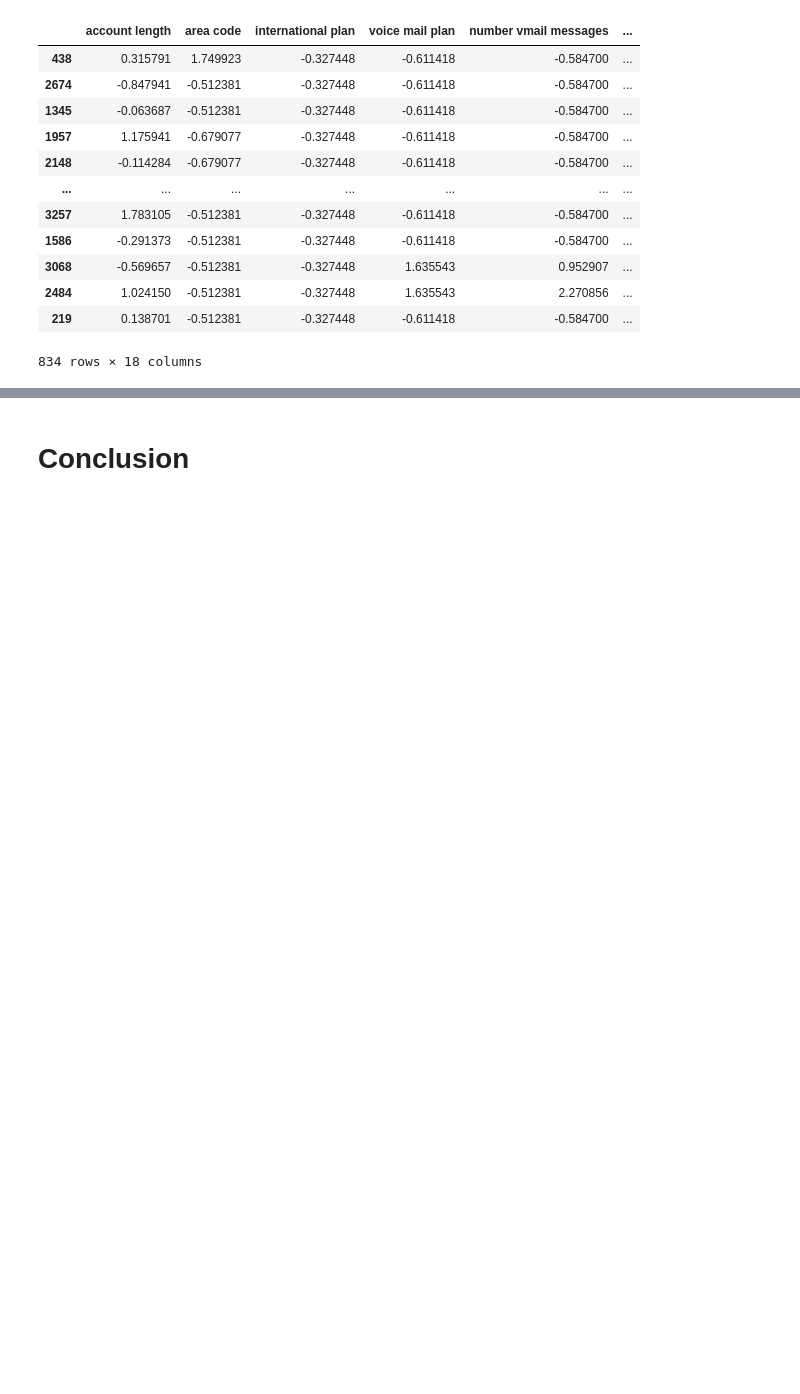
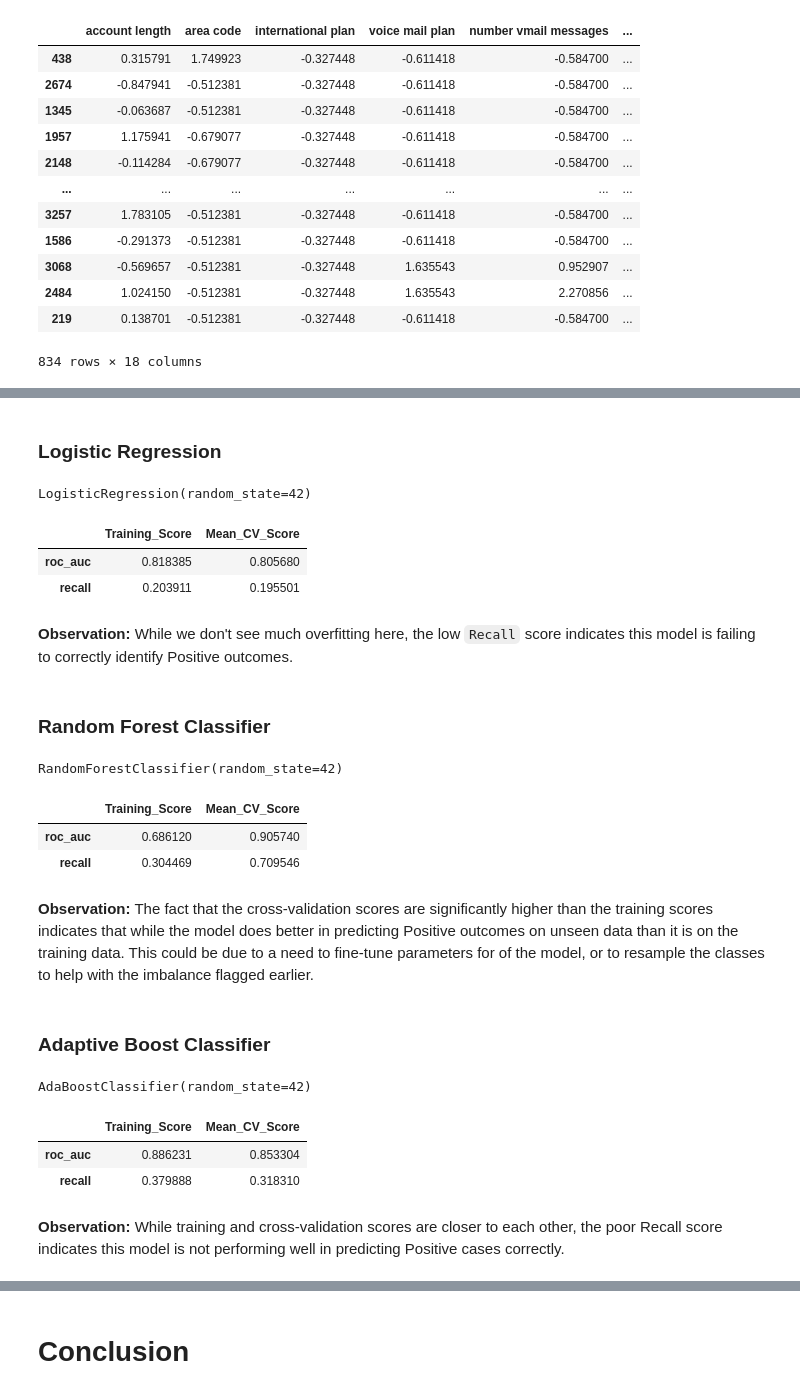
Before and after one commit to momopajamas/phase_3_project, a Jupyter notebook: Telecom Analysis.ipynb, the cells around one changed output, grey strips where cells are left out. Cells and saved outputs as stored; diff of their text form; code cells hidden in the pictures; blank space fills up the shorter version.

```diff
--- a/Telecom Analysis.ipynb
+++ b/Telecom Analysis.ipynb
@@ -221,0 +229,71 @@ negative account length? negative area code (categorical)???
+# %%
+def model_metric_results(estimator, X, y, metrics=['roc_auc', 'recall'], cv=True, k=5):
+    train_scores_list = []
+    cv_scores_list = []
+
+    for m in metrics:
+        scorer = get_scorer(m)
+        train_score = scorer(estimator, X, y)
+        train_scores_list.append(train_score)
+
+    if cv:
+        cv_results = cross_validate(estimator, X, y, cv=k, scoring=metrics)
+        for m in metrics:
+            cv_mean = np.mean(cv_results['test_' + m])
+            cv_scores_list.append(cv_mean)
+        df = pd.DataFrame(zip(train_scores_list, cv_scores_list), columns=['Training_Score', 'Mean_CV_Score'], index=metrics)
+        return df
+    else:
+        df = pd.DataFrame(data=train_scores_list, columns=['Score'], index=metrics)
+        return df
+# %% [markdown]
+### Logistic Regression
+# %%
+logreg = LogisticRegression(random_state=42)
+
+logreg.fit(X_train_scaled, y_train)
+# %% [output]
+LogisticRegression(random_state=42)
+# %%
+logreg_results = model_metric_results(logreg, X_train_scaled, y_train)
+logreg_results
+# %% [output]
+|  | Training_Score | Mean_CV_Score |
+| roc_auc | 0.818385 | 0.805680 |
+| recall | 0.203911 | 0.195501 |
+# %% [markdown]
+**Observation:** While we don't see much overfitting here, the low `Recall` score indicates this model is failing to correctly identify Positive outcomes.
+# %% [markdown]
+### Random Forest Classifier
+# %%
+rtc = RandomForestClassifier(random_state=42)
+
+rtc.fit(X_train, y_train)
+# %% [output]
+RandomForestClassifier(random_state=42)
+# %%
+rtc_results = model_metric_results(rtc, X_train_scaled, y_train)
+rtc_results
+# %% [output]
+|  | Training_Score | Mean_CV_Score |
+| roc_auc | 0.686120 | 0.905740 |
+| recall | 0.304469 | 0.709546 |
+# %% [markdown]
+**Observation:** The fact that the cross-validation scores are significantly higher than the training scores indicates that while the model does better in predicting Positive outcomes on unseen data than it is on the training data. This could be due to a need to fine-tune parameters for of the model, or to resample the classes to help with the imbalance flagged earlier.
+# %% [markdown]
+### Adaptive Boost Classifier
+# %%
+adaboost = AdaBoostClassifier(random_state=42)
+
+adaboost.fit(X_train_scaled, y_train)
+# %% [output]
+AdaBoostClassifier(random_state=42)
+# %%
+adaboost_results = model_metric_results(adaboost, X_train_scaled, y_train)
+adaboost_results
+# %% [output]
+|  | Training_Score | Mean_CV_Score |
+| roc_auc | 0.886231 | 0.853304 |
+| recall | 0.379888 | 0.318310 |
+# %% [markdown]
+**Observation:** While training and cross-validation scores are closer to each other, the poor Recall score indicates this model is not performing well in predicting Positive cases correctly.
```
Also changed, not shown: parts of 32 cells of this notebook.
